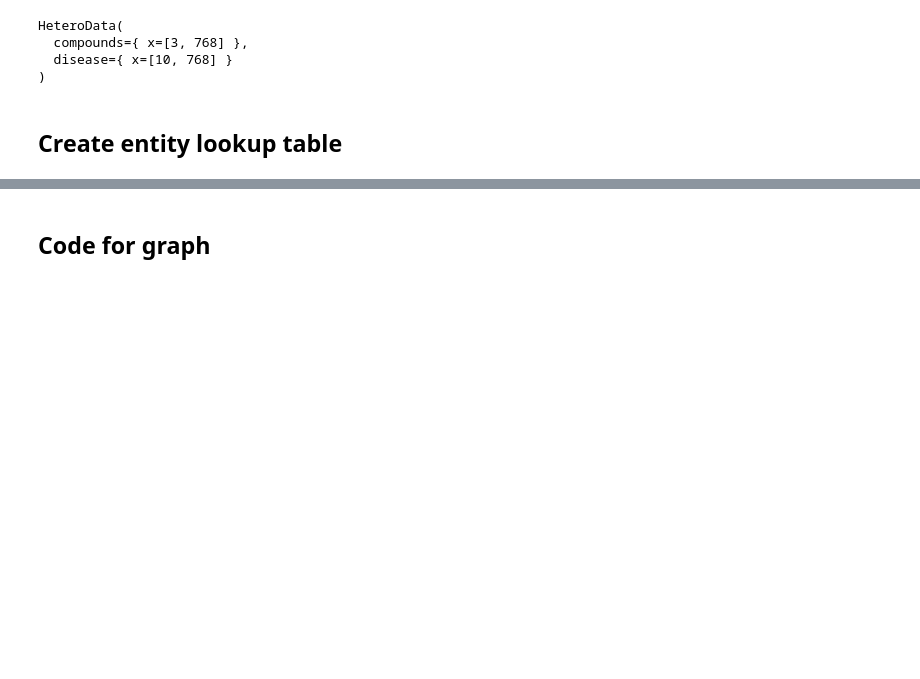
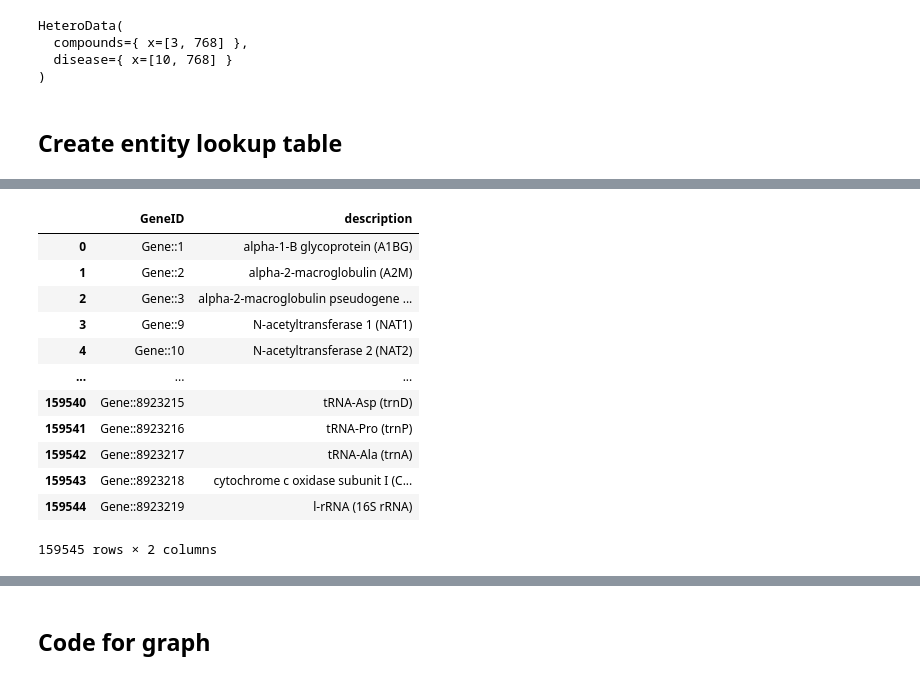
Before and after one commit to Ale9806/SIMPLLM, a Jupyter notebook: DEVELOPER - DRKG_mapping_with_BiolinkBERT copy.ipynb, the cells around one changed output, grey strips where cells are left out. Saved outputs shown, nothing was run; the diff lists cells and outputs as text; code cells hidden in the pictures; blank space fills up the shorter version.

```diff
--- a/DEVELOPER - DRKG_mapping_with_BiolinkBERT copy.ipynb
+++ b/DEVELOPER - DRKG_mapping_with_BiolinkBERT copy.ipynb
@@ -425,3 +442,20 @@ drkg_entity_df.groupby(by=['entity_type', 'ontology_name'], dropna=False).agg(
 | Pharmacologic Class | NaN | 345 |
 | Side Effect | UMLS CUI | 5701 |
 | Symptom | MESH | 415 |
+# %%
+# Why are there fewer genes
+gene_df
+# %% [output]
+|  | GeneID | description |
+| 0 | Gene::1 | alpha-1-B glycoprotein (A1BG) |
+| 1 | Gene::2 | alpha-2-macroglobulin (A2M) |
+| 2 | Gene::3 | alpha-2-macroglobulin pseudogene ... |
+| 3 | Gene::9 | N-acetyltransferase 1 (NAT1) |
+| 4 | Gene::10 | N-acetyltransferase 2 (NAT2) |
+| ... | ... | ... |
+| 159540 | Gene::8923215 | tRNA-Asp (trnD) |
+| 159541 | Gene::8923216 | tRNA-Pro (trnP) |
+| 159542 | Gene::8923217 | tRNA-Ala (trnA) |
+| 159543 | Gene::8923218 | cytochrome c oxidase subunit I (C... |
+| 159544 | Gene::8923219 | l-rRNA (16S rRNA) |
+159545 rows × 2 columns
```
Also changed, not shown: parts of 11 cells of this notebook.
